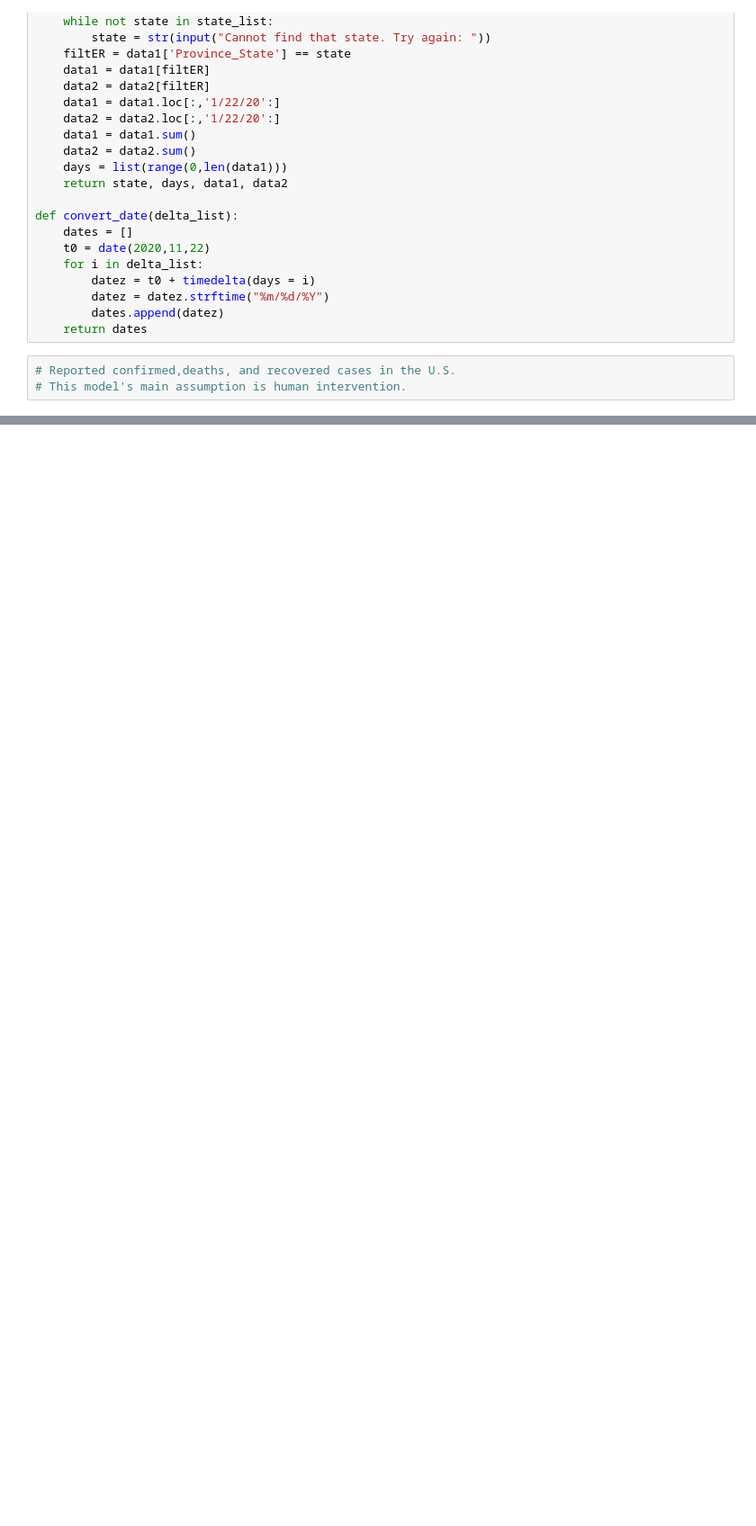
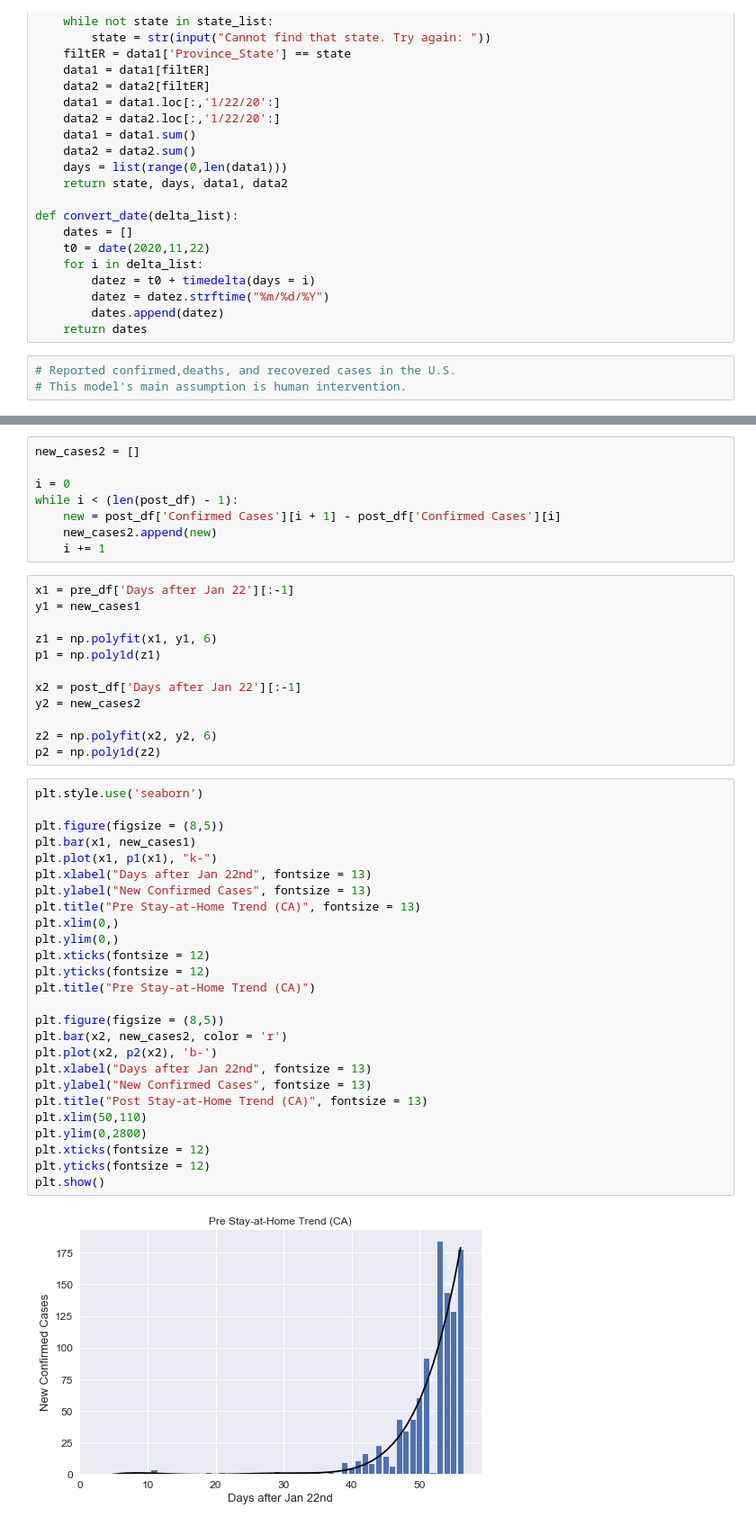
Before and after one commit to dukersss13/COVID-19-Logistic-Growth-Model, a Jupyter notebook: COVID-19 Model.ipynb, the cells around one changed output, grey strips where cells are left out. Shown: that part at 90% size. Drawn from its saved outputs; the diff is of its cells as text; blank space fills up the shorter version.

```diff
--- a/COVID-19 Model.ipynb
+++ b/COVID-19 Model.ipynb
@@ -248,0 +280,48 @@ def plot(t,k,t_star,M):
+# %%
+new_cases2 = []
+
+i = 0
+while i < (len(post_df) - 1):
+    new = post_df['Confirmed Cases'][i + 1] - post_df['Confirmed Cases'][i]
+    new_cases2.append(new)
+    i += 1
+# %%
+x1 = pre_df['Days after Jan 22'][:-1]
+y1 = new_cases1
+
+z1 = np.polyfit(x1, y1, 6)
+p1 = np.poly1d(z1)
+
+x2 = post_df['Days after Jan 22'][:-1]
+y2 = new_cases2
+
+z2 = np.polyfit(x2, y2, 6)
+p2 = np.poly1d(z2)
+# %%
+plt.style.use('seaborn')
+
+plt.figure(figsize = (8,5))
+plt.bar(x1, new_cases1)
+plt.plot(x1, p1(x1), "k-")
+plt.xlabel("Days after Jan 22nd", fontsize = 13)
+plt.ylabel("New Confirmed Cases", fontsize = 13)
+plt.title("Pre Stay-at-Home Trend (CA)", fontsize = 13)
+plt.xlim(0,)
+plt.ylim(0,)
+plt.xticks(fontsize = 12)
+plt.yticks(fontsize = 12)
+plt.title("Pre Stay-at-Home Trend (CA)")
+
+plt.figure(figsize = (8,5))
+plt.bar(x2, new_cases2, color = 'r')
+plt.plot(x2, p2(x2), 'b-')
+plt.xlabel("Days after Jan 22nd", fontsize = 13)
+plt.ylabel("New Confirmed Cases", fontsize = 13)
+plt.title("Post Stay-at-Home Trend (CA)", fontsize = 13)
+plt.xlim(50,110)
+plt.ylim(0,2800)
+plt.xticks(fontsize = 12)
+plt.yticks(fontsize = 12)
+plt.show()
+# %% [output]
+[figure, added]
```
Also changed, not shown: parts of 14 cells of this notebook, 9 other files.
